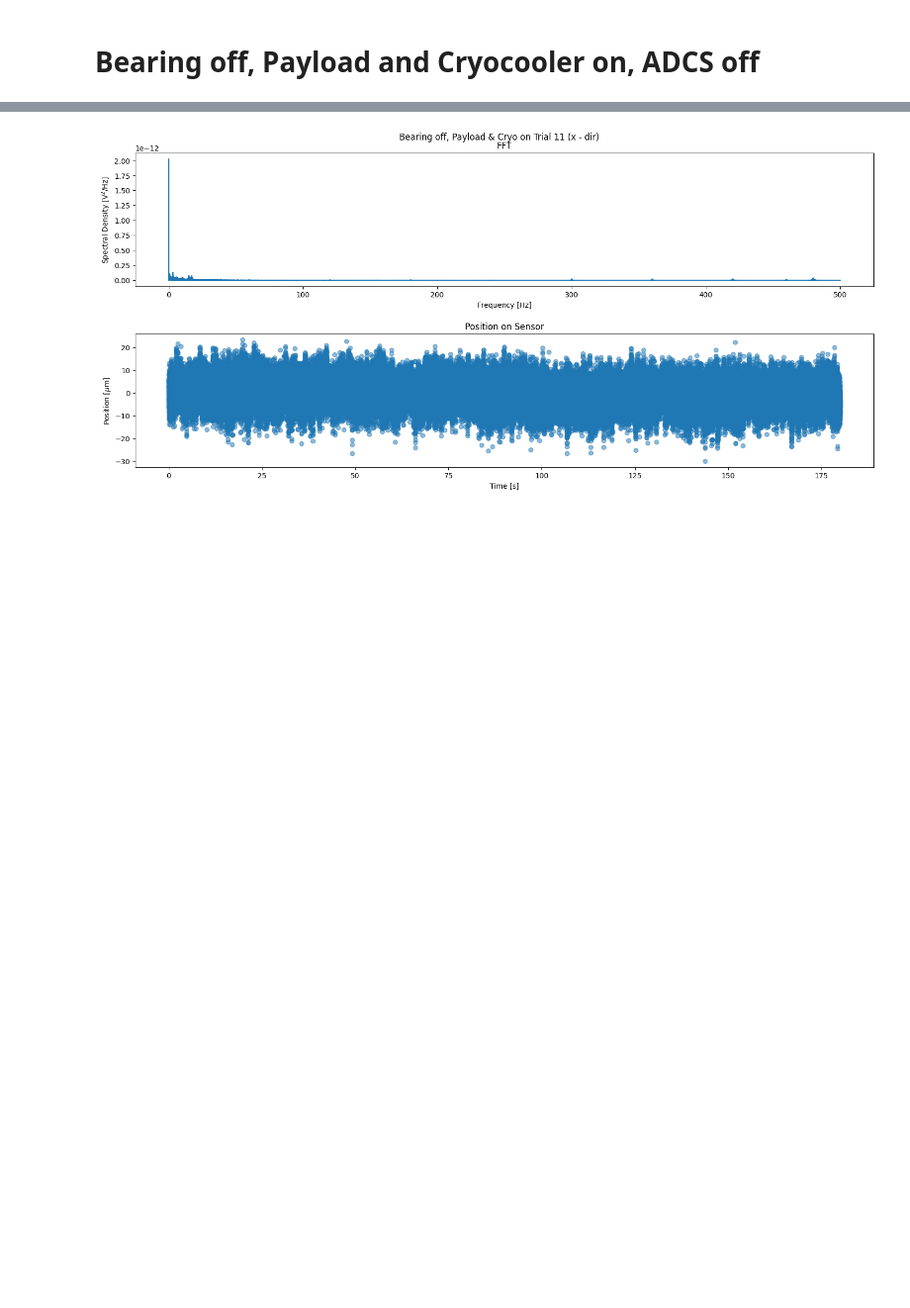
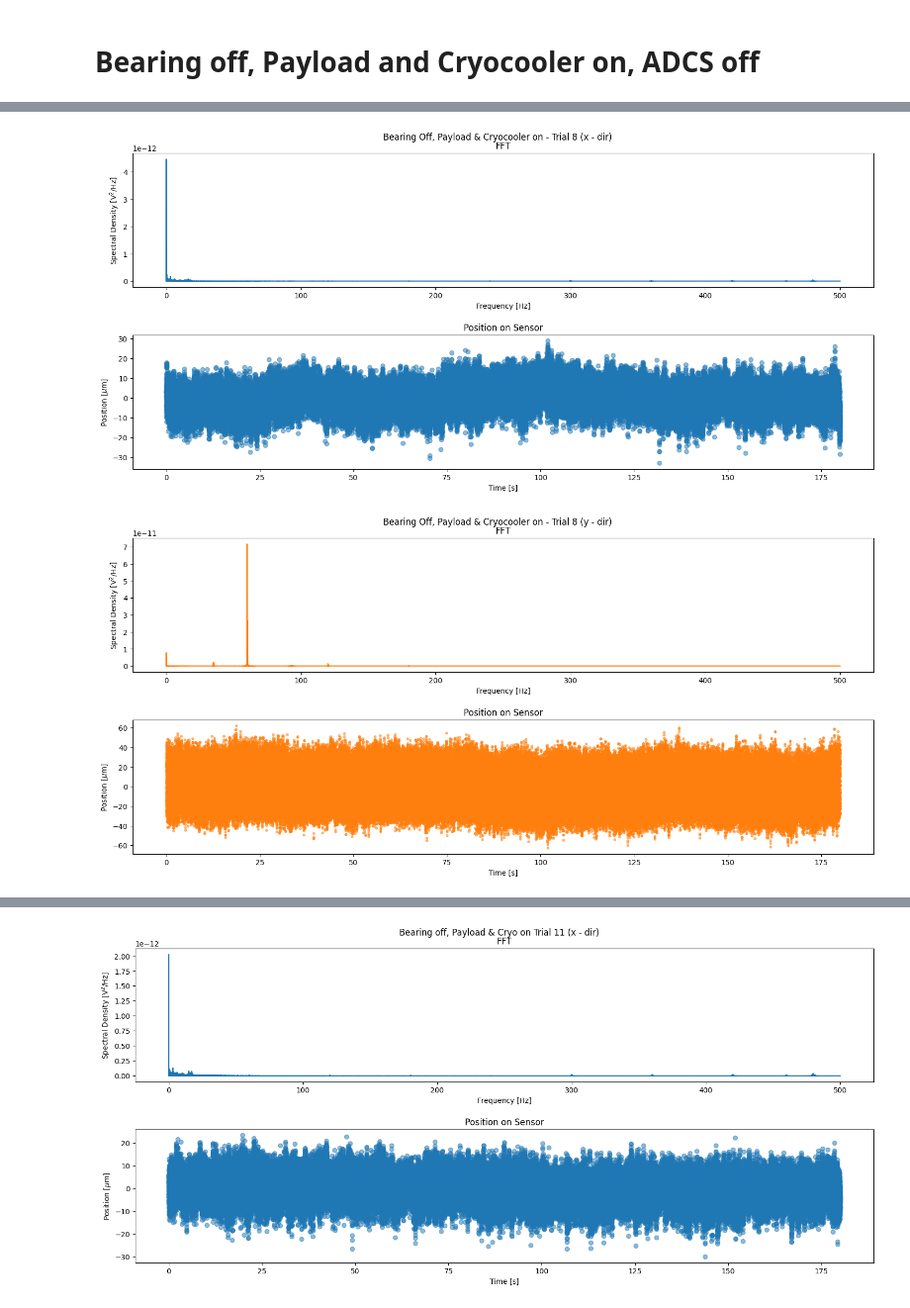
Before and after one commit to chase-urasaki/HyTI_Jitter_Metrology, a Jupyter notebook: 3_12_data_analysis.ipynb, the cells around one changed output, grey strips where cells are left out. Shown at 99% size. Cells and saved outputs as stored; diff of their text form; code cells hidden in the pictures; blank space fills up the shorter version.

```diff
--- a/3_12_data_analysis.ipynb
+++ b/3_12_data_analysis.ipynb
@@ -146,0 +169,9 @@ ax6.scatter(platform1_tdata, platform1_ydata - np.mean(platform1_ydata), marker
+# %%
+bearingoff_electronicson_8 = np.genfromtxt('data_3_12_bearingoff_electronicson_8in_20230312-142003.csv', delimiter = ',', skip_header = 2)
+bearingoff_electronicson_8_xdata, bearingoff_electronicson_8_ydata, bearingoff_electronicson_8_vsum, bearingoff_electronicson_8_tdata = seperate_data_from(bearingoff_electronicson_8)
+bearingoff_electronicson_8_xpsc = power_spectrum(bearingoff_electronicson_8_tdata, (bearingoff_electronicson_8_xdata - np.mean(bearingoff_electronicson_8_xdata)))
+bearingoff_electronicson_8_ypsc = power_spectrum(bearingoff_electronicson_8_tdata, (bearingoff_electronicson_8_ydata - np.mean(bearingoff_electronicson_8_ydata)))
+bearingoff_electronicson_8_plot = plot_FFT_and_pos(bearingoff_electronicson_8_tdata, bearingoff_electronicson_8_xdata, bearingoff_electronicson_8_ydata, bearingoff_electronicson_8_xpsc, bearingoff_electronicson_8_ypsc, 'Bearing Off, Payload & Cryocooler on - Trial 8')
+# %% [output]
+[figure, added]
+[figure, added]
```
Also changed, not shown: parts of 11 cells of this notebook.
